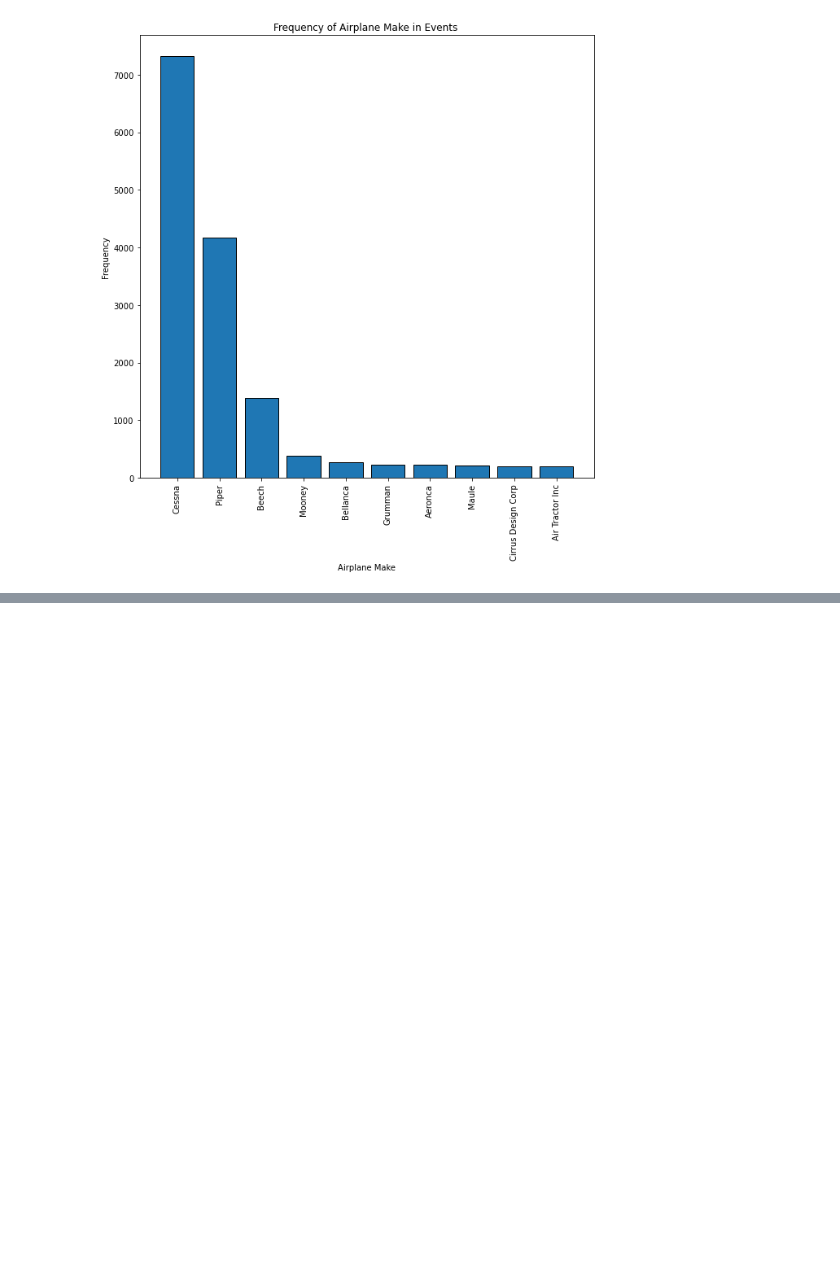
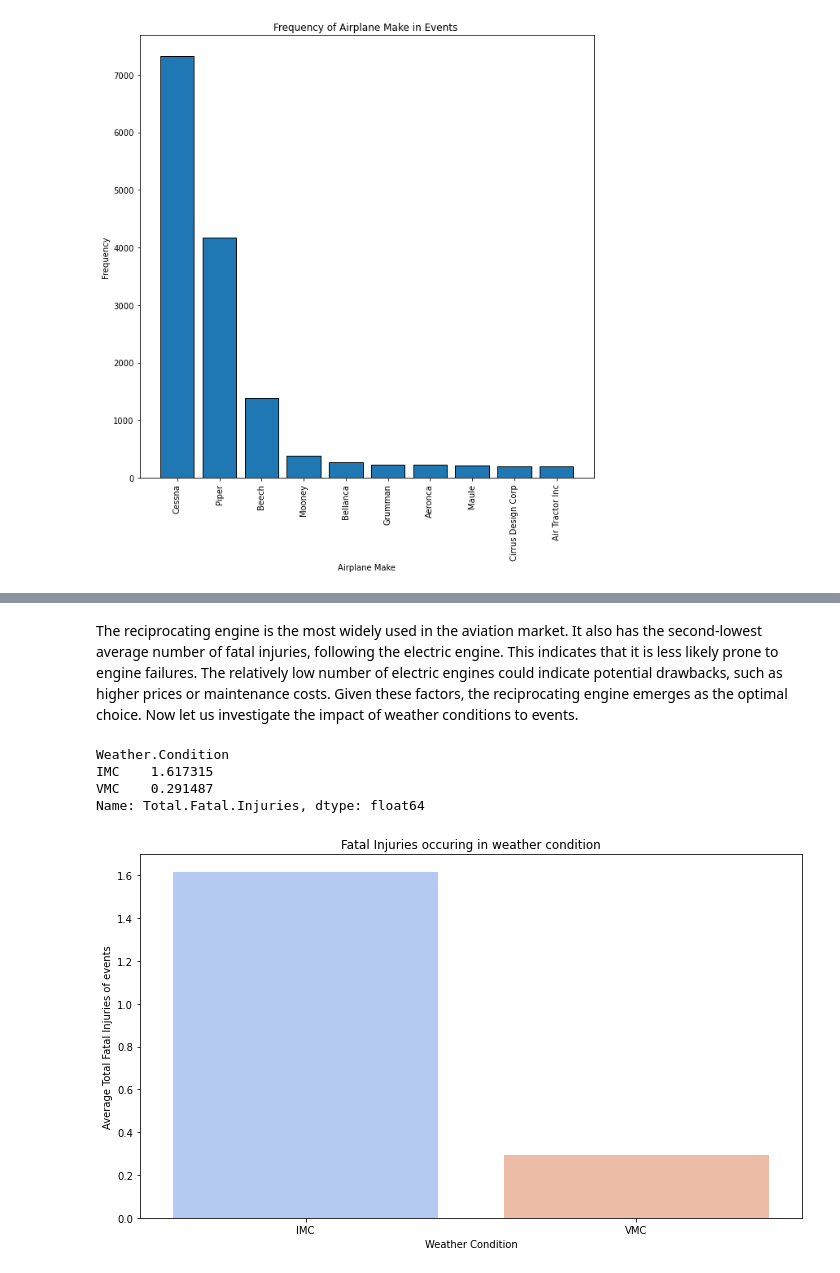
Before and after one commit to Kurgat-Bee/Aviation-Project, a Jupyter notebook: Aviation data analysis.ipynb, the cells around one changed output, grey strips where cells are left out. Cells and saved outputs as stored; diff of their text form; code cells hidden in the pictures; blank space fills up the shorter version.

```diff
--- a/Aviation data analysis.ipynb
+++ b/Aviation data analysis.ipynb
@@ -523,0 +595,33 @@ plt.show()
+# %% [markdown]
+The reciprocating engine is the most widely used in the aviation market. It also has the second-lowest average number of fatal injuries, following the electric engine. This indicates that it is less likely prone to engine failures. The relatively low number of electric engines could indicate potential drawbacks, such as higher prices or maintenance costs. Given these factors, the reciprocating engine emerges as the optimal choice.
+Now let us investigate the impact of weather conditions to events.
+# %%
+# Standardizing the values in the column
+df['Weather.Condition'] = df['Weather.Condition'].str.upper()
+# %%
+# Filtering out unneccessary values
+filtered_weather_condition = df[~df['Weather.Condition'].isin(['UNK'])]
+
+# Looking at the engine type against total fatal injuries
+weather_fatal_summary = filtered_weather_condition.groupby('Weather.Condition')['Total.Fatal.Injuries'].agg('mean')
+weather_fatal_summary
+# %% [output]
+Weather.Condition
+IMC    1.617315
+VMC    0.291487
+Name: Total.Fatal.Injuries, dtype: float64
+# %%
+# Visualizing the above data
+fig, ax = plt.subplots(figsize=(10, 6))
+sns.barplot(x=weather_fatal_summary.index, y=weather_fatal_summary.values, palette='coolwarm')
+
+# Add title and labels
+ax.set_title('Fatal Injuries occuring in weather condition')
+ax.set_xlabel('Weather Condition')
+ax.set_ylabel('Average Total Fatal Injuries of events')
+
+# Show the plot
+plt.tight_layout()
+plt.show()
+# %% [output]
+[figure, added]
```
Also changed, not shown: parts of 56 cells of this notebook.
